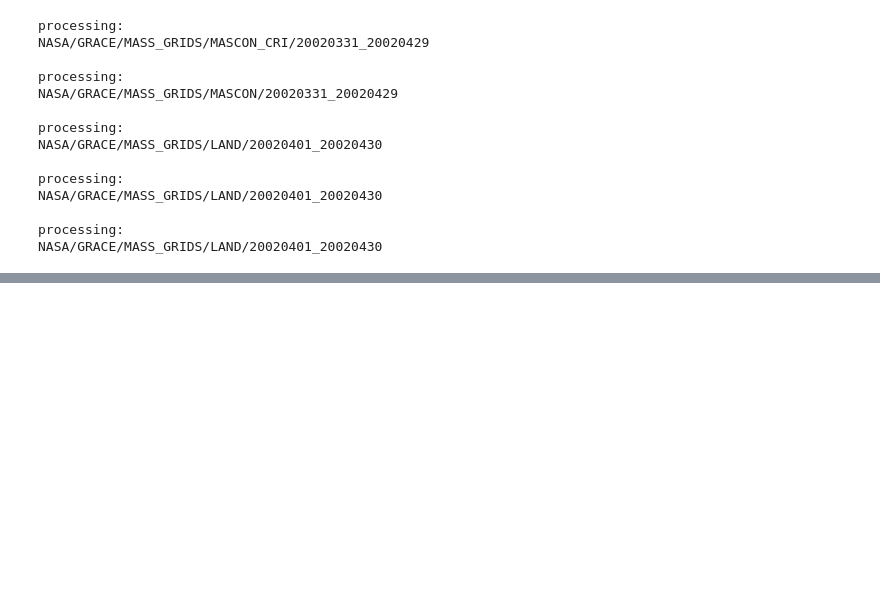
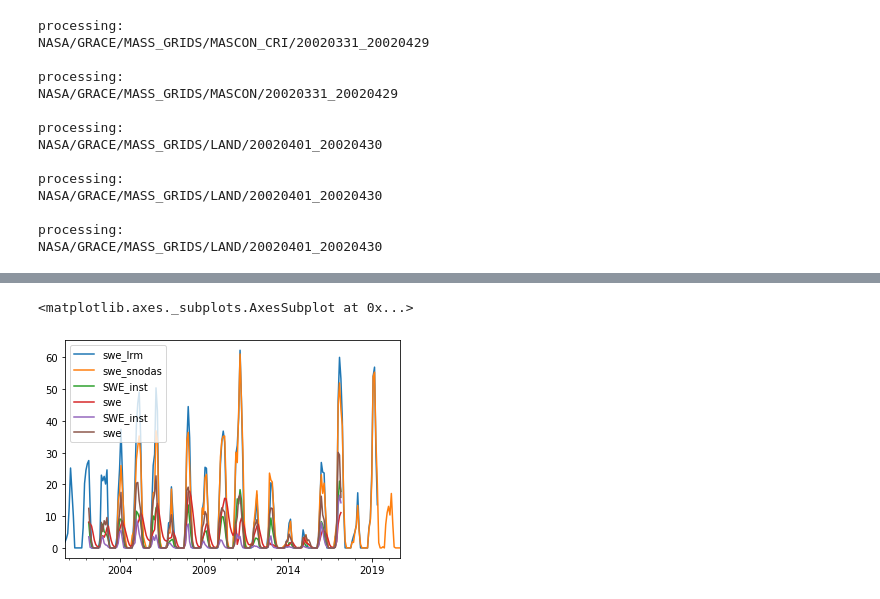
Before and after one commit to kashingtonDC/HyDRA, a Jupyter notebook: code/03_GRACE.ipynb, the cells around one changed output, grey strips where cells are left out. Cells and saved outputs as stored; diff of their text form; code cells hidden in the pictures; blank space fills up the shorter version.

```diff
--- a/code/03_GRACE.ipynb
+++ b/code/03_GRACE.ipynb
@@ -107,0 +305,15 @@ NASA/ORNL/DAYMET_V3/19800101
+# %%
+# Local swe data
+lrm_swe = rs.get_lrm_swe("../shape/argus_grace.shp", data_dir = "/Users/aakash/Desktop/SierraSheds/data/LRM_SWE_monthly/")
+snodas_swe = rs.get_snodas_swe("../shape/argus_grace.shp", data_dir ="/Users/aakash/Desktop/SatDat/GRACE/SNODAS_GRACE_processed/" )
+# %%
+fig, ax = plt.subplots()
+lrm_swe.plot(ax = ax)
+snodas_swe.plot(ax = ax)
+fldas_swe.plot(ax = ax)
+dmet_swe.plot(ax = ax)
+gldas_swe.plot(ax = ax)
+tc_swe.plot(ax = ax)
+# %% [output]
+<matplotlib.axes._subplots.AxesSubplot at 0x...>
+[figure, added]
```
Also changed, not shown: parts of 28 cells of this notebook, 8 other files.
